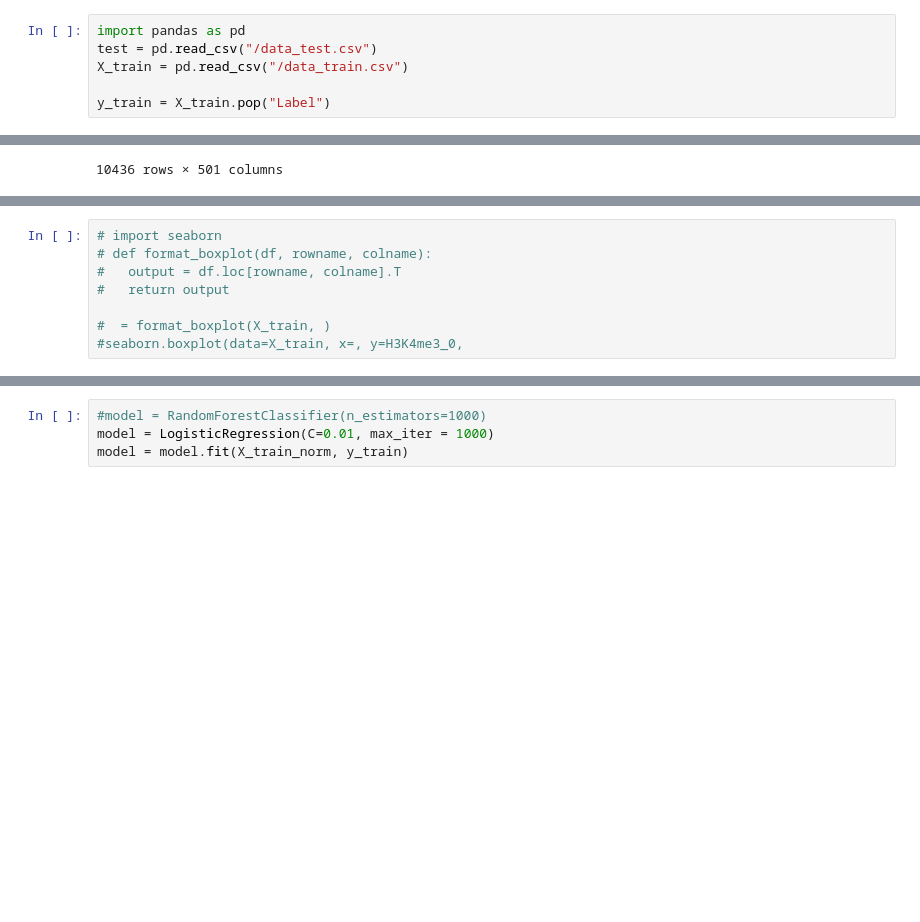
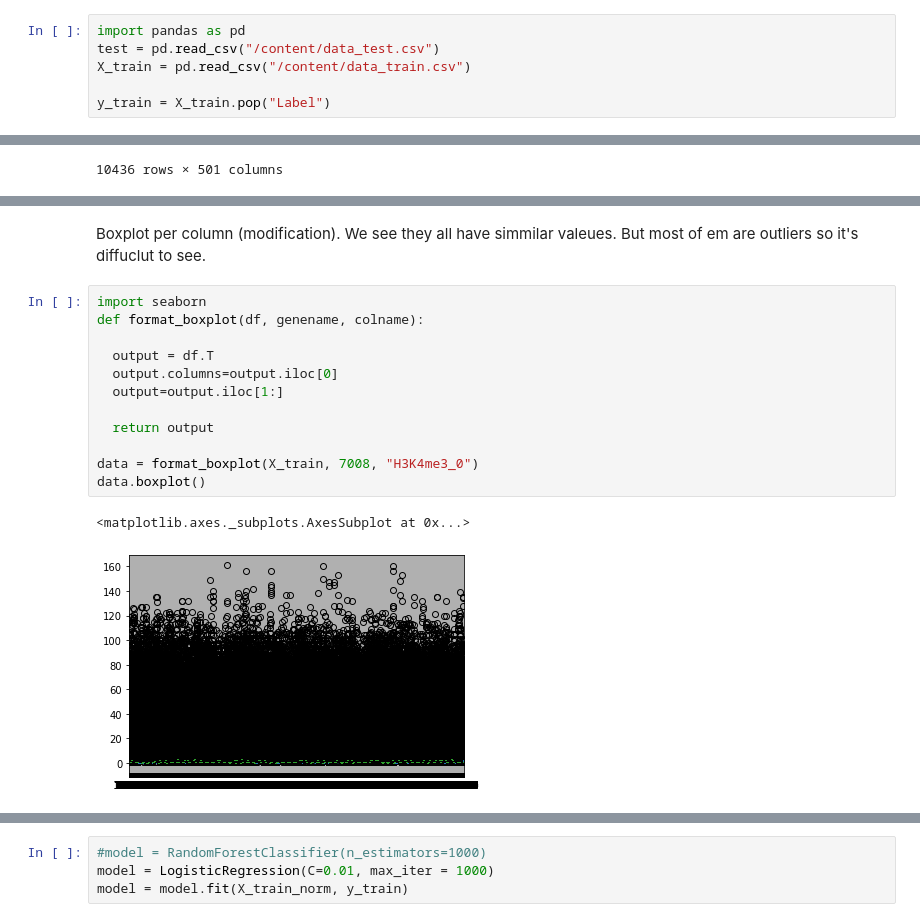
Before and after one commit to JavBurgoa/Machine-Learning-Course-2days, a Jupyter notebook: mnist_JavierNotes.ipynb, the cells around one changed output, grey strips where cells are left out. Cells and saved outputs as stored; diff of their text form; blank space fills up the shorter version.

```diff
--- a/mnist_JavierNotes.ipynb
+++ b/mnist_JavierNotes.ipynb
@@ -437,8 +437,8 @@ Competition code
 Competition from https://www.kaggle.com/competitions/a-tour-of-machine-learning-2021/data?select=sample_submission.csv
 # %%
 import pandas as pd
-test = pd.read_csv("/data_test.csv")
-X_train = pd.read_csv("/data_train.csv")
+test = pd.read_csv("/content/data_test.csv")
+X_train = pd.read_csv("/content/data_train.csv")
 
 y_train = X_train.pop("Label")
 # %% [markdown]
@@ -462,11 +473,20 @@ X_train
+# %% [markdown]
+Boxplot per column (modification). We see they all have simmilar valeues. But most of em are outliers so it's diffuclut to see.
 # %%
-# import seaborn
-# def format_boxplot(df, rowname, colname):
-#   output = df.loc[rowname, colname].T
-#   return output
+import seaborn
+def format_boxplot(df, genename, colname):
 
-#  = format_boxplot(X_train, )
-#seaborn.boxplot(data=X_train, x=, y=H3K4me3_0,
+  output = df.T
+  output.columns=output.iloc[0]
+  output=output.iloc[1:]
+
+  return output
+
+data = format_boxplot(X_train, 7008, "H3K4me3_0")
+data.boxplot()
+# %% [output]
+<matplotlib.axes._subplots.AxesSubplot at 0x...>
+[figure, added]
 # %%
 from sklearn.ensemble import RandomForestClassifier
 from sklearn.linear_model import LogisticRegression
```
Also changed, not shown: parts of 19 cells of this notebook.
